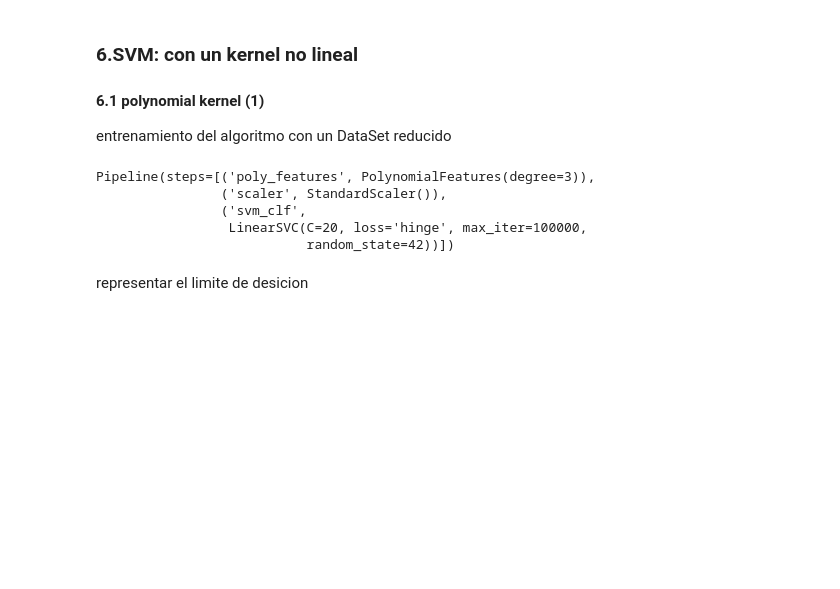
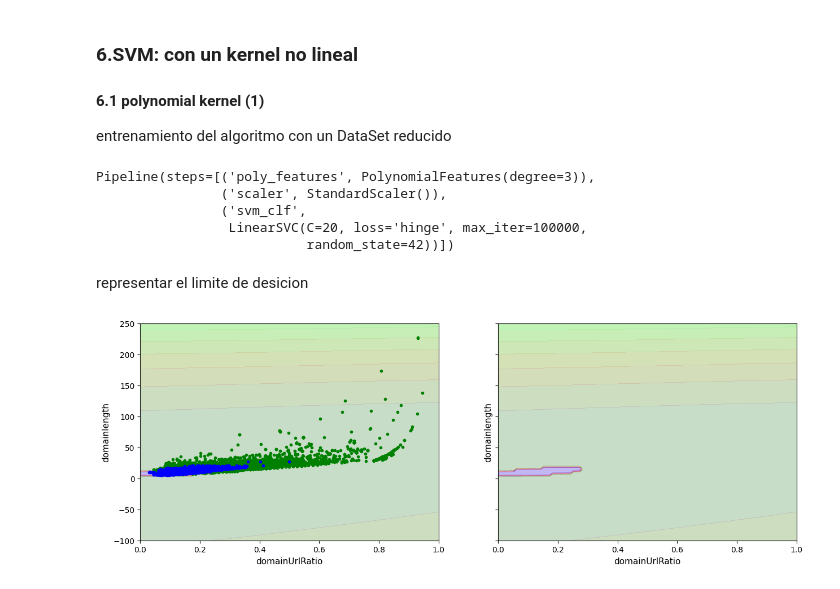
Before and after one commit to wuil2004/PLyF_2, a Jupyter notebook: suport_Vector_Machine.ipynb, the cells around one changed output. Saved outputs shown, nothing was run; the diff lists cells and outputs as text; code cells hidden in the pictures; blank space fills up the shorter version.

```diff
--- a/suport_Vector_Machine.ipynb
+++ b/suport_Vector_Machine.ipynb
@@ -355,5 +355,29 @@ Pipeline(steps=[('poly_features', PolynomialFeatures(degree=3)),
 representar el limite de desicion
 # %%
 def plot_dataset(X, y):
-    plt.plot(X.values[:, 0][y==1], X.values[:, 1][y==1], "g.")
-    plt.plot(X.values[:, 0][y==0], X.values[:, 1][y==0], "b.")
+    plt.plot(X[:,0][y==1], X[:,1][y==1],"g.")
+    plt.plot(X[:,0][y==0], X[:,1][y==0],"b.")
+# %%
+def plot_predictions(clf, axes):
+    x0s = np.linspace(axes[0], axes[1], 100)
+    x1s = np.linspace(axes[2], axes[3], 100)
+    x0, x1 = np.meshgrid(x0s, x1s)
+    X = np.c_[x0.ravel(), x1.ravel()]
+    y_pred = clf.predict(X).reshape(x0.shape)
+    y_decision = clf.decision_function(X).reshape(x0.shape)
+    plt.contourf(x0, x1, y_pred, cmap=plt.cm.brg, alpha=0.2)
+    plt.contourf(x0, x1, y_decision, cmap=plt.cm.brg, alpha=0.1)
+
+fig, axes = plt.subplots(ncols=2, figsize=(15,5), sharey=True)
+plt.sca(axes[0])
+plot_dataset(X_train_reduced.values, y_train_num)
+plot_predictions(polynomial_svm_clf, [0, 1, -100, 250])
+plt.xlabel("domainUrlRatio", fontsize=11)
+plt.ylabel("domainlength", fontsize=11)
+plt.sca(axes[1])
+plot_predictions(polynomial_svm_clf, [0, 1, -100, 250])
+plt.xlabel("domainUrlRatio", fontsize=11)
+plt.ylabel("domainlength", fontsize=11)
+plt.show()
+# %% [output]
+[figure, added]
```
